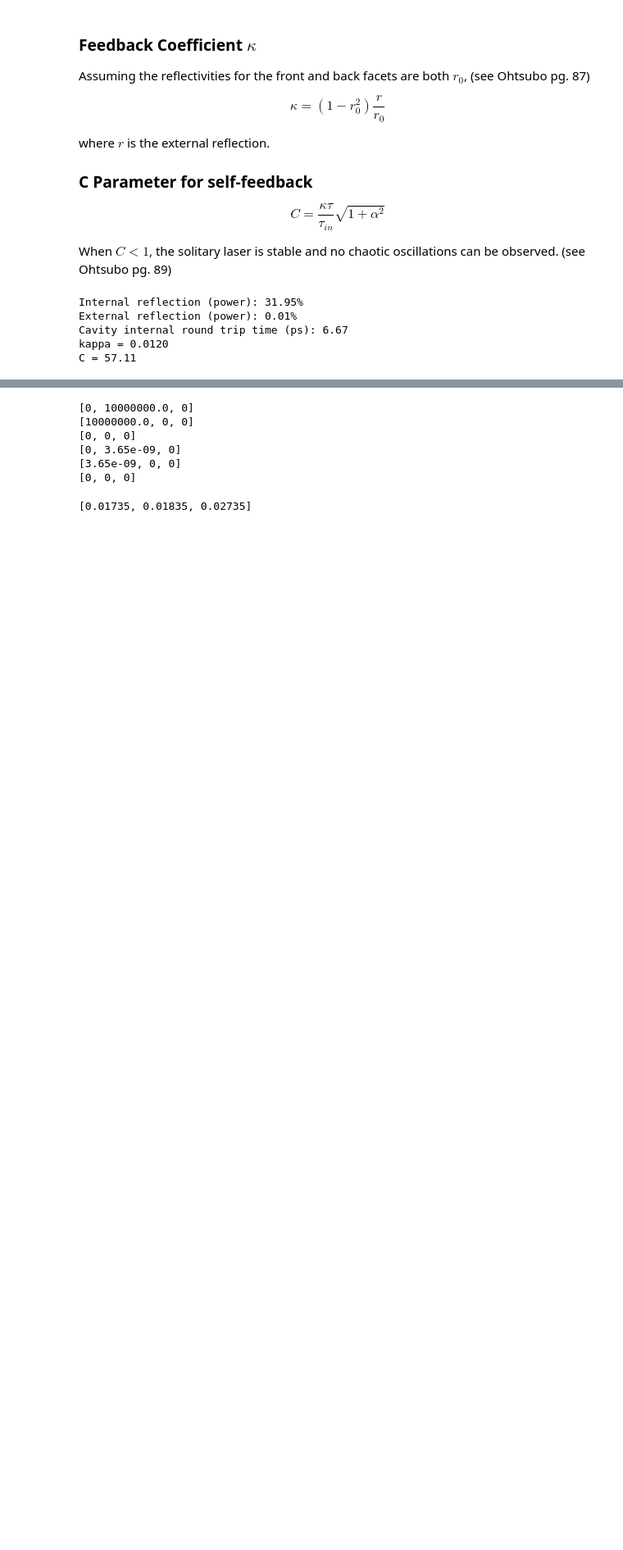
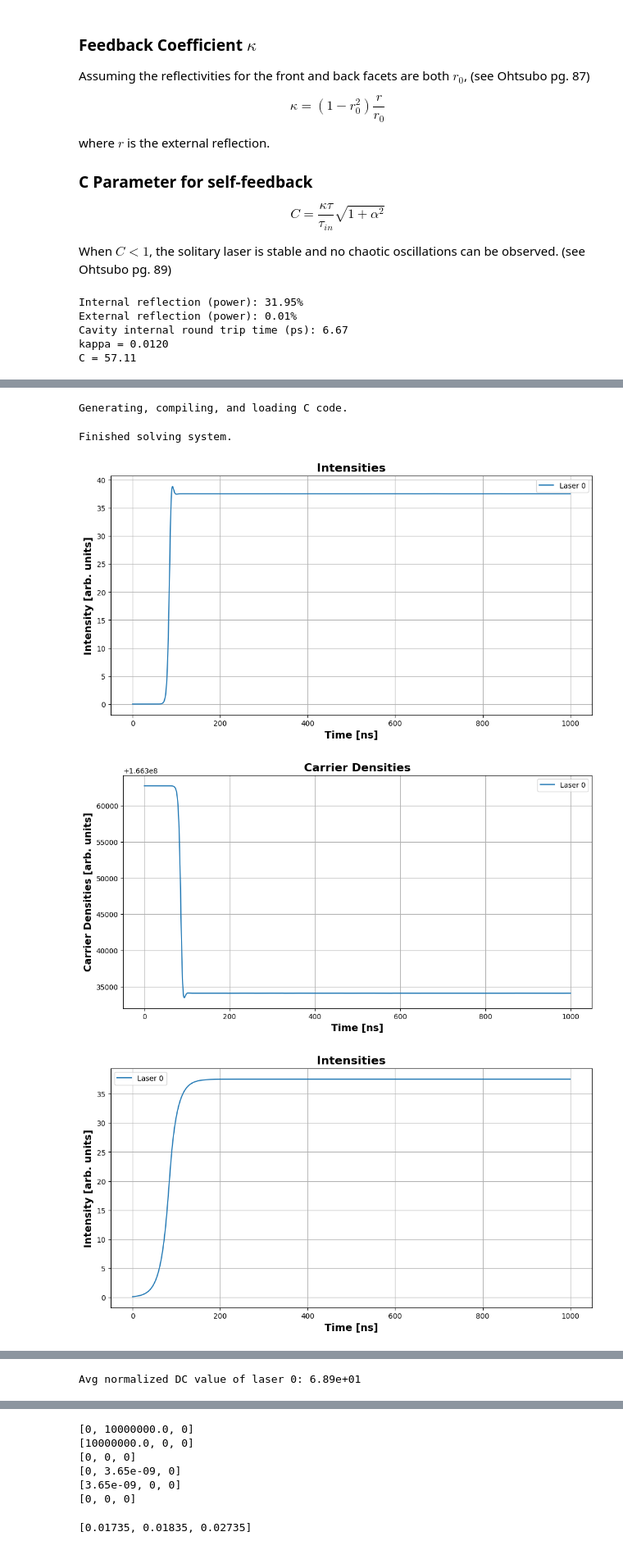
Before and after one commit to godwinduan/lasersim, a Jupyter notebook: MC_SLs_new.ipynb, the cells around one changed output, grey strips where cells are left out. Shown at 82% size. Drawn from its saved outputs; the diff is of its cells as text; code cells hidden in the pictures; blank space fills up the shorter version.

```diff
--- a/MC_SLs_new.ipynb
+++ b/MC_SLs_new.ipynb
@@ -74,17 +348,25 @@ C = 57.11
 # %%
-# Variables in this cell are SETUP-DEPENDENT PARAMETERS
-# Number of lasers
-num_lasers = 2 # CHANGE THIS
+num_lasers = 1
 
 # Angular frequencies of lasers in rad/s
 # Frequency differences are calculated in equations
 omegas = [omega_typ for i in range(num_lasers)]
 
-# Coupling constants
+# Coupling constants (initialized to no coupling)
 kappas = [[0 for i in range(num_lasers)] for j in range(num_lasers)] # Dimensionless coupling constant (not 1/s anymore) see Ohtsubo pg. 575
 taus = [[0 for i in range(num_lasers)] for j in range(num_lasers)] # Delay time in s
-# Phase should be encapsulated in the delay time
-# phis = [[0 for i in range(num_lasers)] for j in range(num_lasers)]
 
 # Injection currents in A
 I_injections = [I_th for i in range(num_lasers)]
+
+# Initial conditions for 1 laser case
+E_R_0s = [1e-6]
+E_I_0s = [0]
+N_init = N_0 + (I_th / e_charge - gamma_e * N_0) / gamma_e
+N_0s = [N_init]
+
+ics = []
+for i in range(num_lasers):
+    ics.append(E_R_0s[i])
+    ics.append(E_I_0s[i])
+    ics.append(N_0s[i])
@@ -90,0 +377,18 @@ I_injections = [I_th for i in range(num_lasers)]
+# %%
+times, I_ts, N_ts = simulate_system(num_lasers, omegas, kappas, taus, I_injections, t_start, t_end, dt, ics)
+# %% [output]
+Generating, compiling, and loading C code.
+Finished solving system.
+# %%
+plot_intensities(times, I_ts, filename="1laser_0kappa_0ns_threshold_intensity.png")
+plot_carrier_densities(times, N_ts, filename="1laser_0kappa_0ns_threshold_carrierdensity.png")
+
+filtered_I_ts = apply_lowpass_filter(I_ts, 1 / dt)
+freqs, spectrums = take_fft(times, I_ts, dt)
+
+plot_intensities(times, filtered_I_ts, filename="1laser_0kappa_0ns_threshold_intensity_filtered.png")
+plot_fft_spectrum(freqs, spectrums, begin_freq=0, end_freq=1000, filename="1laser_0kappa_0ns_threshold_intensity_fft.png")
+# %% [output]
+[figure, added]
+[figure, added]
+[figure, added]
@@ -90,0 +396 @@ I_injections = [I_th for i in range(num_lasers)]
+Avg normalized DC value of laser 0: 6.89e+01
```
Also changed, not shown: parts of 46 cells of this notebook, 12 other files.
